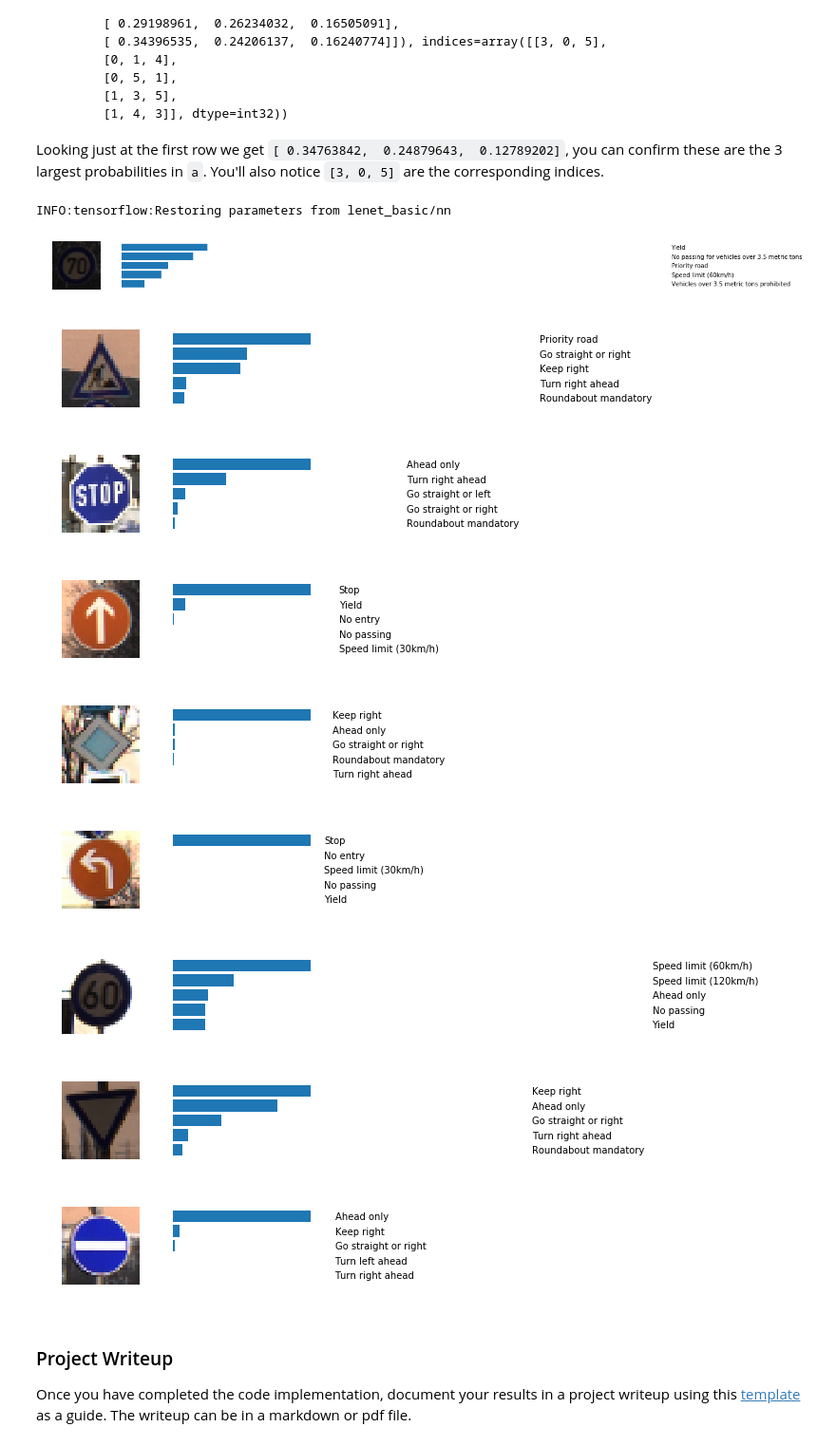
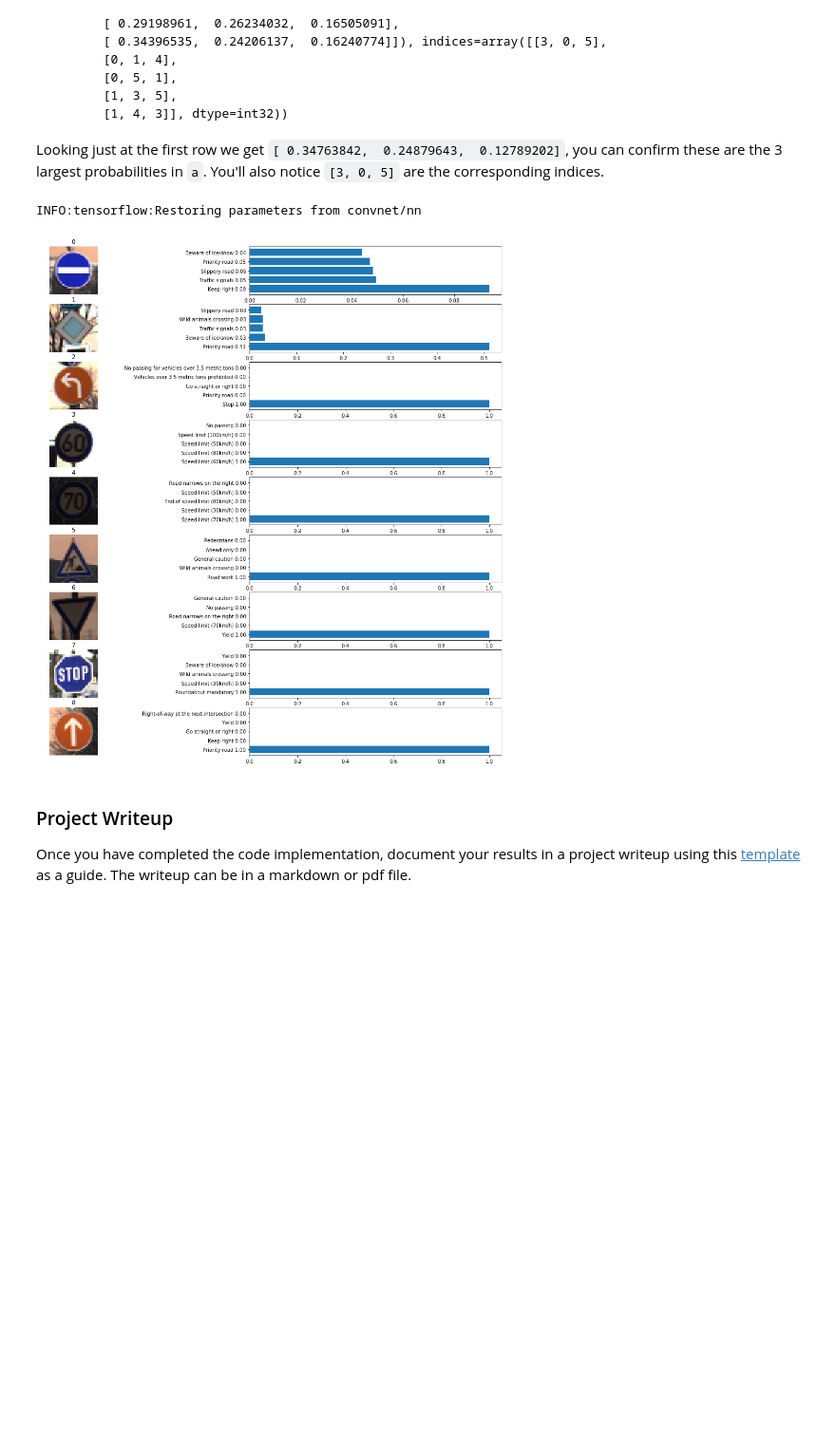
Before and after one commit to carlgira/traffic_sign_classification, a Jupyter notebook: Traffic_Sign_Classifier.ipynb, the cells around one changed output. Shown at 95% size. Saved outputs shown, nothing was run; the diff lists cells and outputs as text; code cells hidden in the pictures; blank space fills up the shorter version.

```diff
--- a/Traffic_Sign_Classifier.ipynb
+++ b/Traffic_Sign_Classifier.ipynb
@@ -442,46 +446,49 @@ Looking just at the first row we get `[ 0.34763842,  0.24879643,  0.12789202]`,
 # %%
 ### Print out the top five softmax probabilities for the predictions on the German traffic sign images found on the web.
 ### Feel free to use as many code cells as needed.
 
 def top_k_new_images(nn_name):
     saver = tf.train.Saver()
     with tf.Session() as sess:
         saver.restore(sess, tf.train.latest_checkpoint(nn_name))
         graph = tf.get_default_graph()
         output = graph.get_tensor_by_name('output:0')
-        top_k = sess.run(tf.nn.top_k(output, k=5), feed_dict={'x:0': new_images})
+        top_k = sess.run(tf.nn.top_k(output, k=5), feed_dict={'x:0': new_images, 'phase:0': False})
     return top_k
 
-values, indices = top_k_new_images('lenet_basic')
+values, indices = top_k_new_images('convnet')
 
-func = lambda x: "%.3f" % x
+func = lambda x: "%.2f" % x
 np.set_printoptions(formatter={'float_kind':func})
-
-
+'''
 for i in range(len(new_images)):
-    plt.figure(figsize = (5,1.5))
+    plt.figure(figsize = (5,2))
     gs = gridspec.GridSpec(1, 2,width_ratios=[2,3])
     plt.subplot(gs[0])
     plt.imshow(new_images[i])
     plt.axis('off')
     plt.subplot(gs[1])
     plt.barh(6-np.arange(5),values[i], align='center')
     for i_label in range(5):
-        plt.text(1.1,6-i_label-.25, signnames[signnames.ClassId == indices[i, i_label]].SignName.item() )
+        plt.text(1.1,6-i_label-.25,   )
     plt.axis('off');
     #plt.text(0,6.95,namenewdata[i].split('.')[0]);
     plt.show();
+'''
+plt.figure(figsize=(20, 21))
+for i in range(len(new_images)):
+    plt.subplot(10, 2, 2*i+1)
+    plt.imshow(new_images[i])
+    plt.title(i)
+    plt.axis('off')
+    plt.subplot(10, 2, 2*i+2)
+    plt.barh(np.arange(1, 6, 1), values[i])
+    labs=[signnames[signnames.ClassId == indices[i, j]].SignName.item() + " " + str(func(values[i,j])) for j in range(5)]
+    plt.yticks(np.arange(1, 6, 1), labs)
+plt.show()
 # %% [output]
-INFO:tensorflow:Restoring parameters from lenet_basic/nn
+INFO:tensorflow:Restoring parameters from convnet/nn
-[figure, old version]
+[figure, new version]
-[figure, removed]
-[figure, removed]
-[figure, removed]
-[figure, removed]
-[figure, removed]
-[figure, removed]
-[figure, removed]
-[figure, removed]
 # %% [markdown]
 ### Project Writeup
 
```
Also changed, not shown: parts of 17 cells of this notebook, 37 other files.
